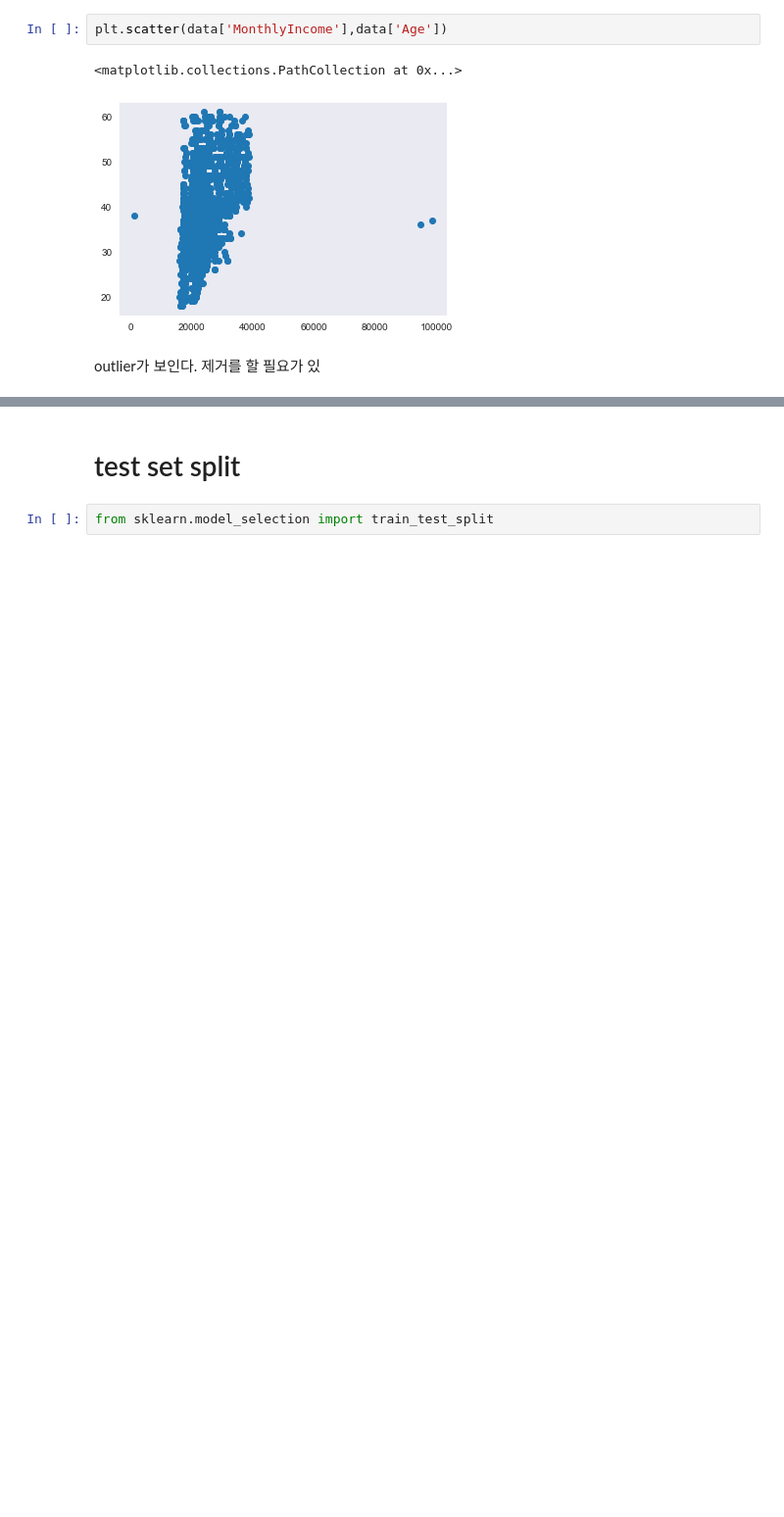
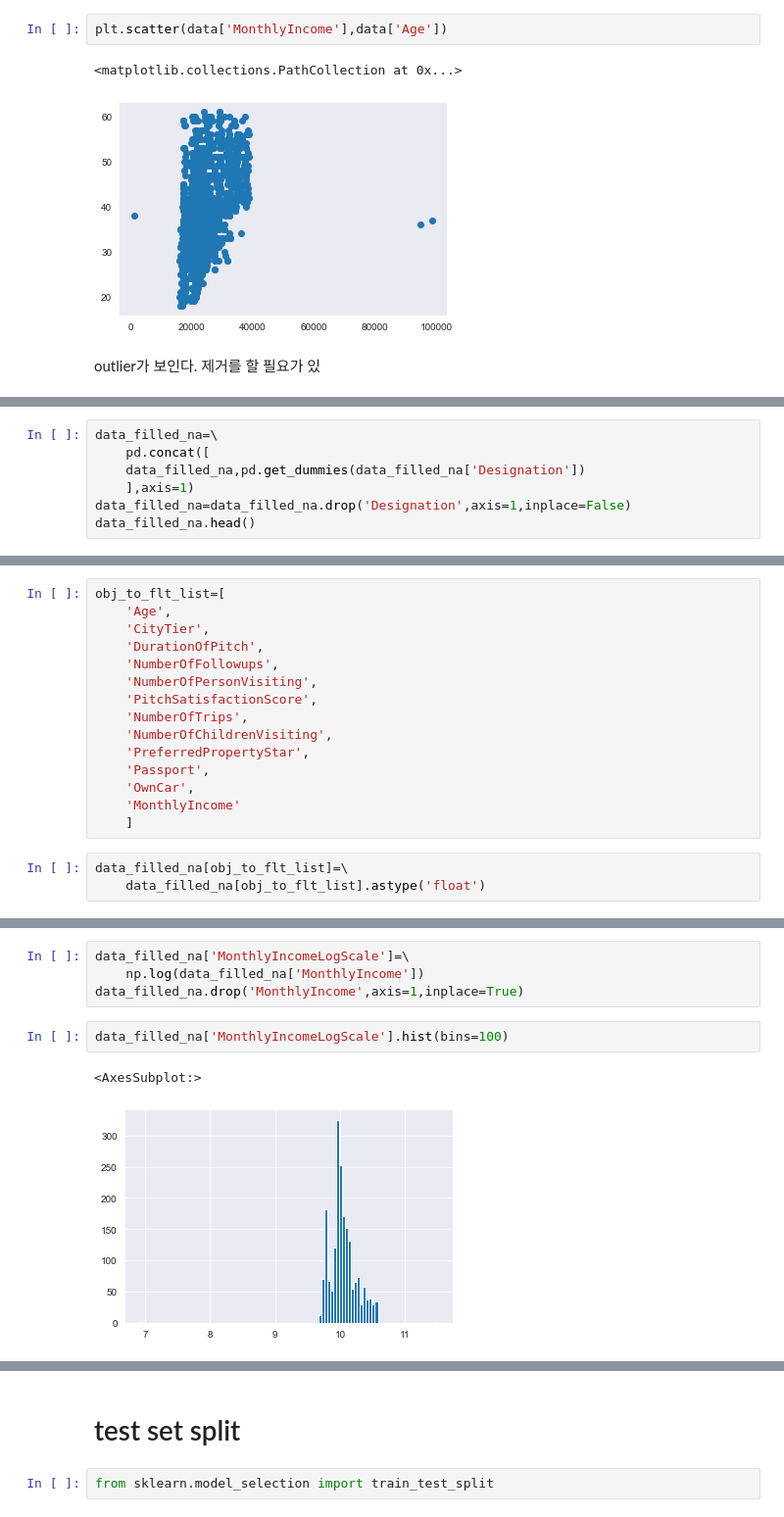
Before and after one commit to Junho65/Kaggle-DACON, a Jupyter notebook: (DACON)Travel_Prediction/travel_prediction.ipynb, the cells around one changed output, grey strips where cells are left out. Shown at 98% size. Drawn from its saved outputs; the diff is of its cells as text; blank space fills up the shorter version.

```diff
--- a/(DACON)Travel_Prediction/travel_prediction.ipynb
+++ b/(DACON)Travel_Prediction/travel_prediction.ipynb
@@ -201,0 +426,7 @@ data.corr().style.background_gradient()
+# %%
+data_filled_na=\
+    pd.concat([
+    data_filled_na,pd.get_dummies(data_filled_na['Designation'])
+    ],axis=1)
+data_filled_na=data_filled_na.drop('Designation',axis=1,inplace=False)
+data_filled_na.head()
@@ -201,0 +445,18 @@ data.corr().style.background_gradient()
+# %%
+obj_to_flt_list=[
+    'Age',
+    'CityTier',
+    'DurationOfPitch',
+    'NumberOfFollowups',
+    'NumberOfPersonVisiting',
+    'PitchSatisfactionScore',
+    'NumberOfTrips',
+    'NumberOfChildrenVisiting',
+    'PreferredPropertyStar',
+    'Passport',
+    'OwnCar',
+    'MonthlyIncome'
+    ]
+# %%
+data_filled_na[obj_to_flt_list]=\
+    data_filled_na[obj_to_flt_list].astype('float')
@@ -201,0 +475,9 @@ data.corr().style.background_gradient()
+# %%
+data_filled_na['MonthlyIncomeLogScale']=\
+    np.log(data_filled_na['MonthlyIncome'])
+data_filled_na.drop('MonthlyIncome',axis=1,inplace=True)
+# %%
+data_filled_na['MonthlyIncomeLogScale'].hist(bins=100)
+# %% [output]
+<AxesSubplot:>
+[figure, added]
```
Also changed, not shown: parts of 70 cells of this notebook, 6 other files.
